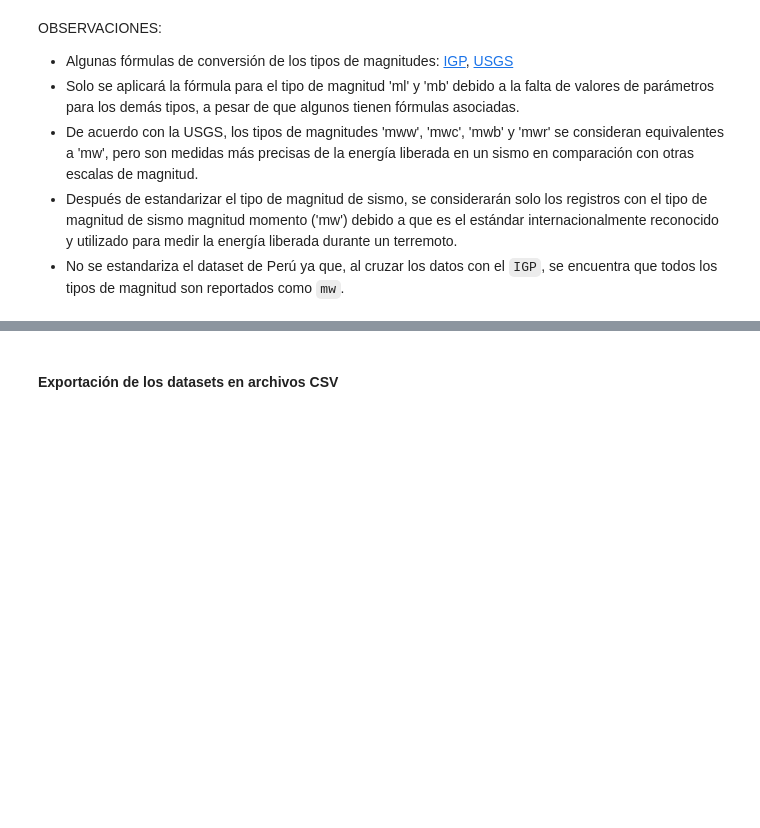
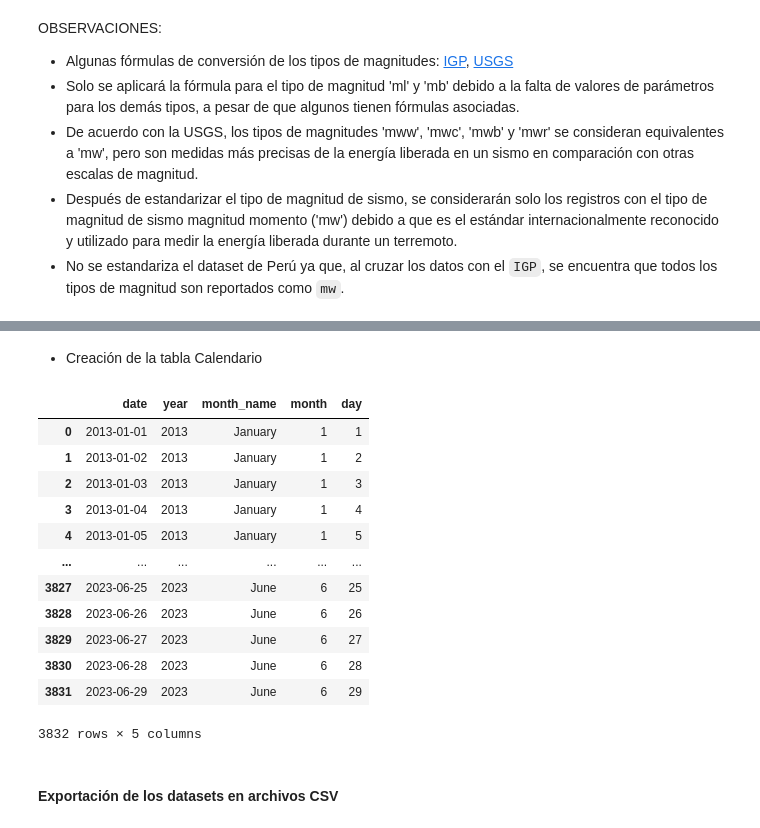
Before and after one commit to pabdus/SistemaAlertaSismica, a Jupyter notebook: notebooks/ETL.ipynb, the cells around one changed output, grey strips where cells are left out. Drawn from its saved outputs; the diff is of its cells as text; code cells hidden in the pictures; blank space fills up the shorter version.

```diff
--- a/notebooks/ETL.ipynb
+++ b/notebooks/ETL.ipynb
@@ -412,3 +440,30 @@ df_japan=apply_filter(df_japan)
+# %% [markdown]
+* Creación de la tabla Calendario
+# %%
+dates = pd.date_range(start=df_general.date.min(),end=df_general.date.max())
+calendar = pd.DataFrame(index=dates)
+# Agregar columnas para el año, mes y día
+calendar['year'] = calendar.index.year
+calendar['month_name'] = calendar.index.month_name()
+calendar['month'] = calendar.index.month
+calendar['day'] = calendar.index.day
+calendar=calendar.reset_index().rename(columns={"index":"date"})
+# Visulización del calendario
+calendar
+# %% [output]
+|  | date | year | month_name | month | day |
+| 0 | 2013-01-01 | 2013 | January | 1 | 1 |
+| 1 | 2013-01-02 | 2013 | January | 1 | 2 |
+| 2 | 2013-01-03 | 2013 | January | 1 | 3 |
+| 3 | 2013-01-04 | 2013 | January | 1 | 4 |
+| 4 | 2013-01-05 | 2013 | January | 1 | 5 |
+| ... | ... | ... | ... | ... | ... |
+| 3827 | 2023-06-25 | 2023 | June | 6 | 25 |
+| 3828 | 2023-06-26 | 2023 | June | 6 | 26 |
+| 3829 | 2023-06-27 | 2023 | June | 6 | 27 |
+| 3830 | 2023-06-28 | 2023 | June | 6 | 28 |
+| 3831 | 2023-06-29 | 2023 | June | 6 | 29 |
+3832 rows × 5 columns
 # %% [markdown]
 #### Exportación de los datasets en archivos CSV
 # %%
```
Also changed, not shown: parts of 4 cells of this notebook.
